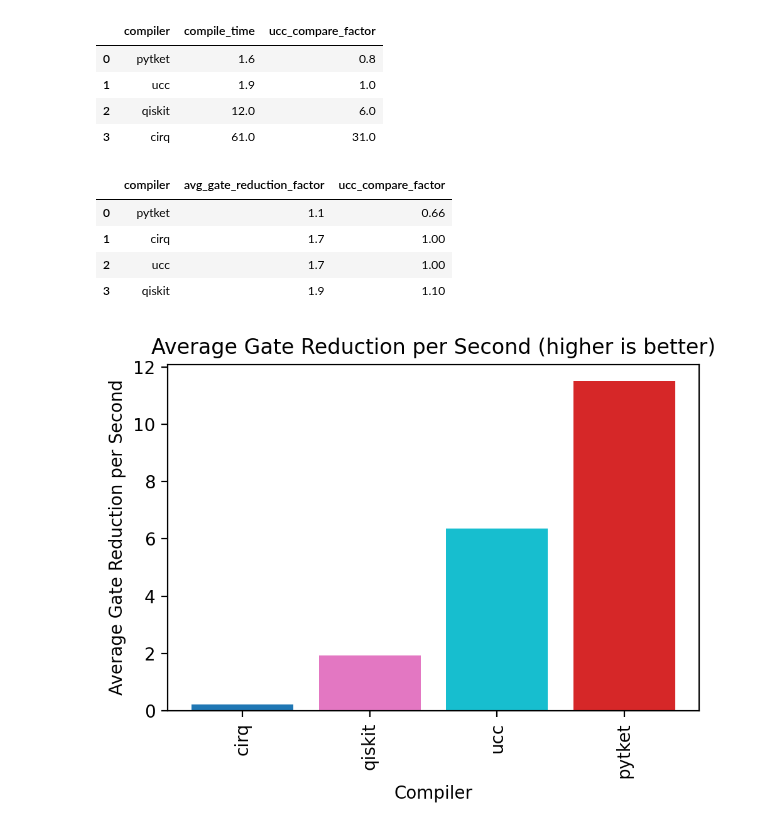
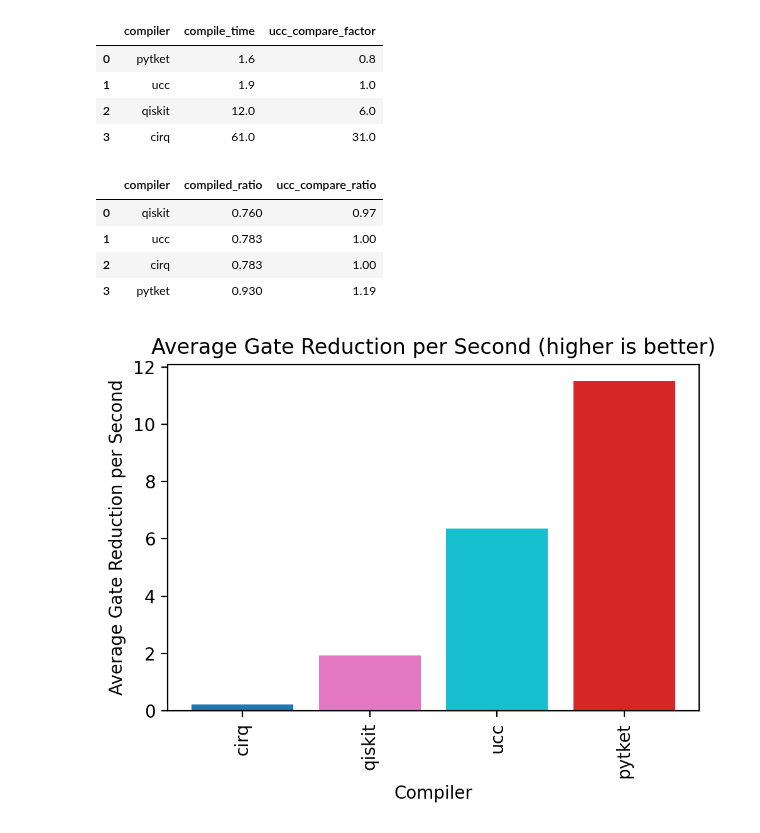
Before and after one commit to xs-es/ucc, a Jupyter notebook: benchmarks/ucc_benchmarks.ipynb, the cells around one changed output. Drawn from its saved outputs; the diff is of its cells as text; code cells hidden in the pictures.

```diff
--- a/benchmarks/ucc_benchmarks.ipynb
+++ b/benchmarks/ucc_benchmarks.ipynb
@@ -348,6 +358,31 @@ rounded_df
 | 1 | ucc | 1.9 | 1.0 |
 | 2 | qiskit | 12.0 | 6.0 |
 | 3 | cirq | 61.0 | 31.0 |
+# %%
+# Create a new DataFrame with gate reduction data
+ratio_df = pd.DataFrame(avg_compiled_ratio).reset_index()
+
+# Get the UCC gate reduction
+ucc_ratio = ratio_df[ratio_df.compiler == "ucc"]["compiled_ratio"]
+
+# Calculate the compiled ratio (each compiler's gate reduction divided by UCC)
+ratio_df['ucc_compare_ratio'] = ratio_df["compiled_ratio"] / ucc_ratio.iloc[0]
+
+# Apply rounding to 3 significant figures
+rounded_df = ratio_df.map(round_to_sigfigs, sigfigs=3)
+
+# Sort the DataFrame by the comparison factor
+rounded_df = rounded_df.sort_values(by='ucc_compare_ratio')
+
+
+# Display the sorted, rounded DataFrame
+rounded_df
+# %% [output]
+|  | compiler | compiled_ratio | ucc_compare_ratio |
+| 0 | qiskit | 0.760 | 0.97 |
+| 1 | ucc | 0.783 | 1.00 |
+| 2 | cirq | 0.783 | 1.00 |
+| 3 | pytket | 0.930 | 1.19 |
 # %%
 # Create a new DataFrame with gate reduction data
 factor_df = pd.DataFrame(avg_gate_reduction).reset_index()
@@ -356,7 +391,7 @@ factor_df = pd.DataFrame(avg_gate_reduction).reset_index()
 ucc_factor = factor_df[factor_df.compiler == "ucc"]["reduction_factor"]
 
 # Calculate the comparison factor (each compiler's gate reduction divided by UCC)
-factor_df['ucc_compare_factor'] = factor_df["reduction_factor"] / ucc_factor.iloc[0]
+factor_df['ucc_compare_factor'] = 1/ (factor_df["reduction_factor"] / ucc_factor.iloc[0])
 
 # Apply rounding to 3 significant figures
 rounded_df = factor_df.map(round_to_sigfigs)
@@ -367,12 +402,6 @@ rounded_df = rounded_df.sort_values(by='ucc_compare_factor').rename(columns={'re
 
 # Display the sorted, rounded DataFrame
 rounded_df
-# %% [output]
-|  | compiler | avg_gate_reduction_factor | ucc_compare_factor |
-| 0 | pytket | 1.1 | 0.66 |
-| 1 | cirq | 1.7 | 1.00 |
-| 2 | ucc | 1.7 | 1.00 |
-| 3 | qiskit | 1.9 | 1.10 |
 # %%
 # Create a separate figure for average gate reduction per second
 fig, ax = plt.subplots(figsize=(5, 4))  # Adjust size to be smaller
```
Also changed, not shown: parts of 1 cell of this notebook.
